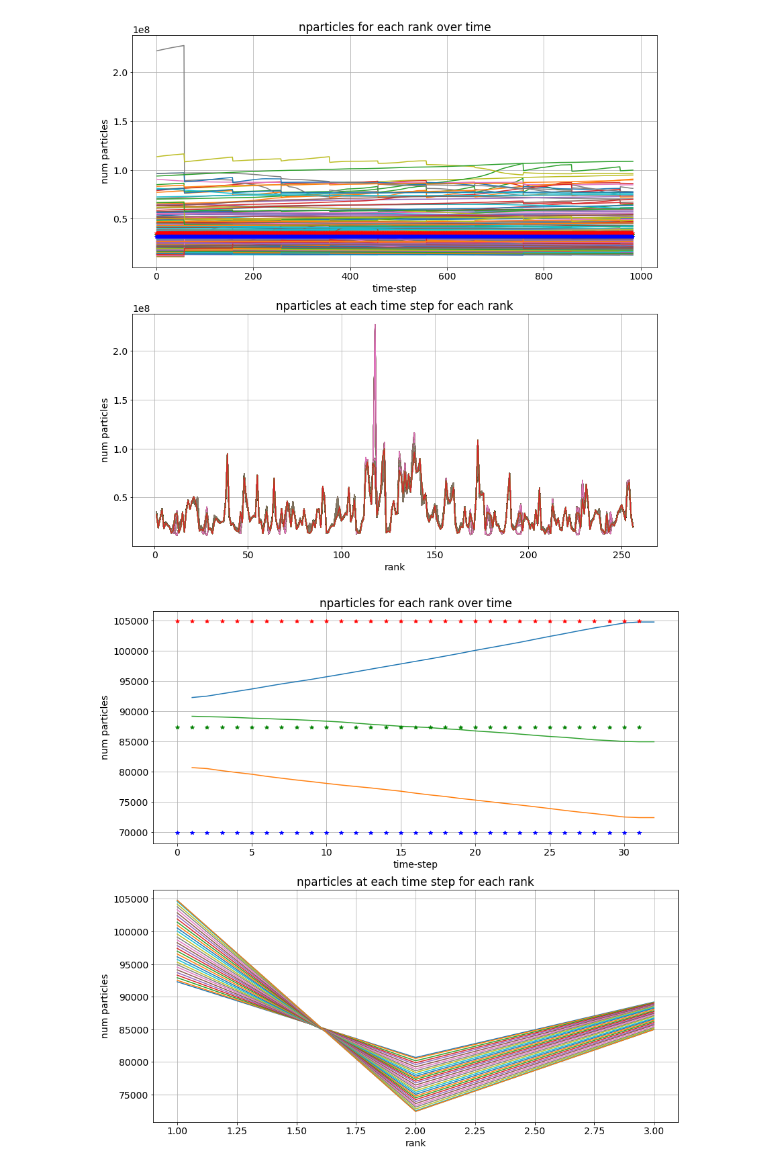
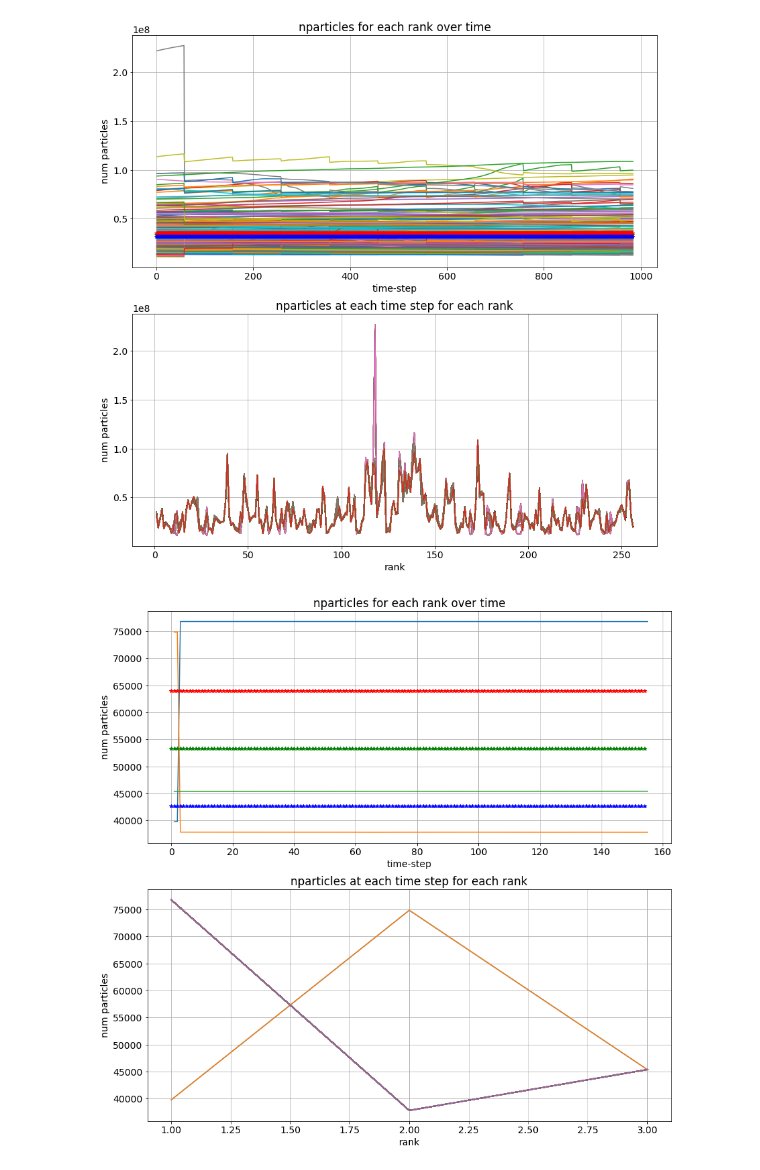
Before and after one commit to xjka/LoadBalancing, a Jupyter notebook: notebook.ipynb, the cells around one changed output. Drawn from its saved outputs; the diff is of its cells as text; code cells hidden in the pictures.

Commit message:
first level fixes for load balancing implemnted

```diff
--- a/notebook.ipynb
+++ b/notebook.ipynb
@@ -101,10 +101,10 @@ loads,fig = plot_rank_loads(filename='rank_loads_dual_grid2048Short3D')
 #fig.savefig('rank_loads_dual_grid2048_z=2.8-2.6.png', bbox_inches='tight')
 # %% [output]
 [figure]
-# %%
-_,_ = plot_rank_loads(filename="runtest/rank_loads_dual_grid")
-# %% [output]
-[figure, removed]
+# %%
+_,_ = plot_rank_loads(filename="runtest/rand_init/rank_loads_dual_grid")
+# %% [output]
+[figure, added]
 # %%
 ds = yt.load("runtest/plt00477/", hint='Nyx')
 ds.field_list
```
Also changed, not shown: parts of 3 cells of this notebook, 9 other files.
